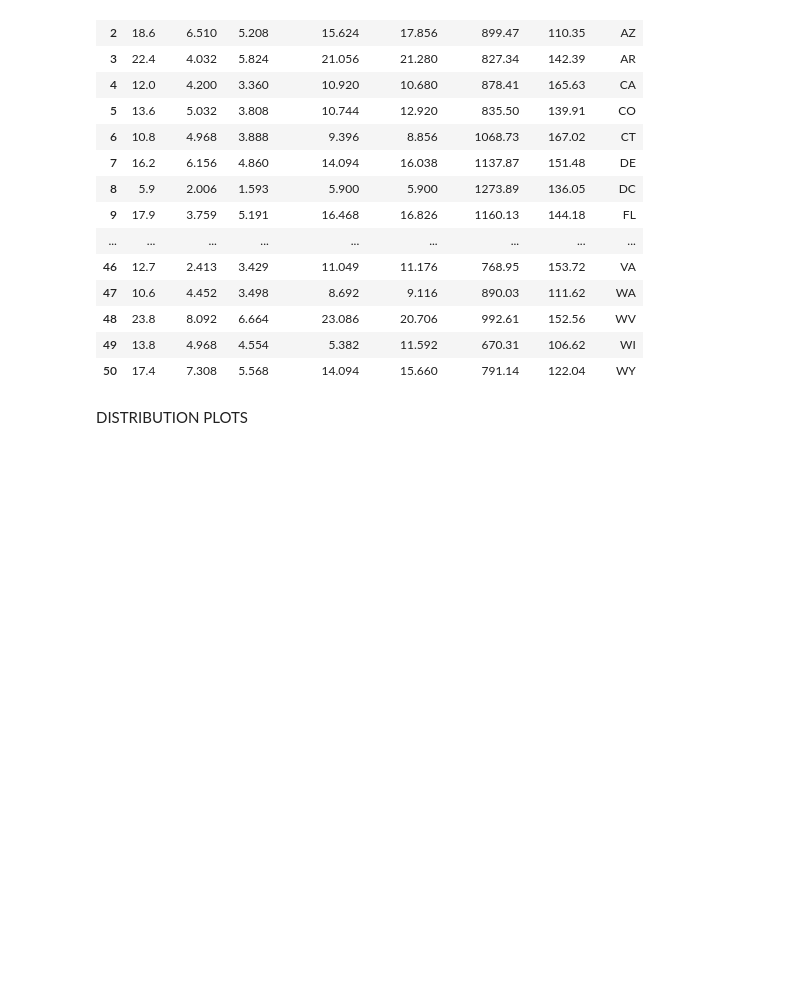
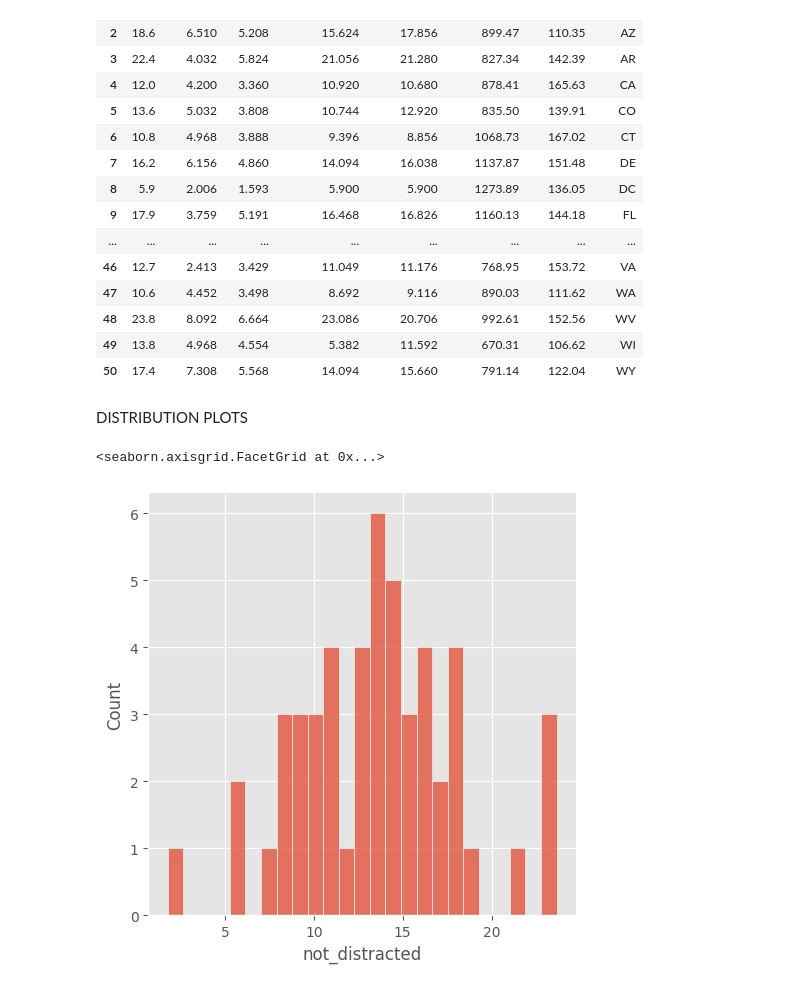
Before and after one commit to jethcherry/Machine-learning, a Jupyter notebook: seabon.ipynb, the cells around one changed output. Saved outputs shown, nothing was run; the diff lists cells and outputs as text; code cells hidden in the pictures; blank space fills up the shorter version.

```diff
--- a/seabon.ipynb
+++ b/seabon.ipynb
@@ -52,3 +57,9 @@ crash_df
 | 50 | 17.4 | 7.308 | 5.568 | 14.094 | 15.660 | 791.14 | 122.04 | WY |
 # %% [markdown]
 DISTRIBUTION PLOTS
+# %%
+#write seaborn code to draw a distribution plot
+sns.displot(crash_df["not_distracted"],kde = False,bins =25)
+# %% [output]
+<seaborn.axisgrid.FacetGrid at 0x...>
+[figure, added]
```
Also changed, not shown: parts of 15 cells of this notebook, 1 other file.
